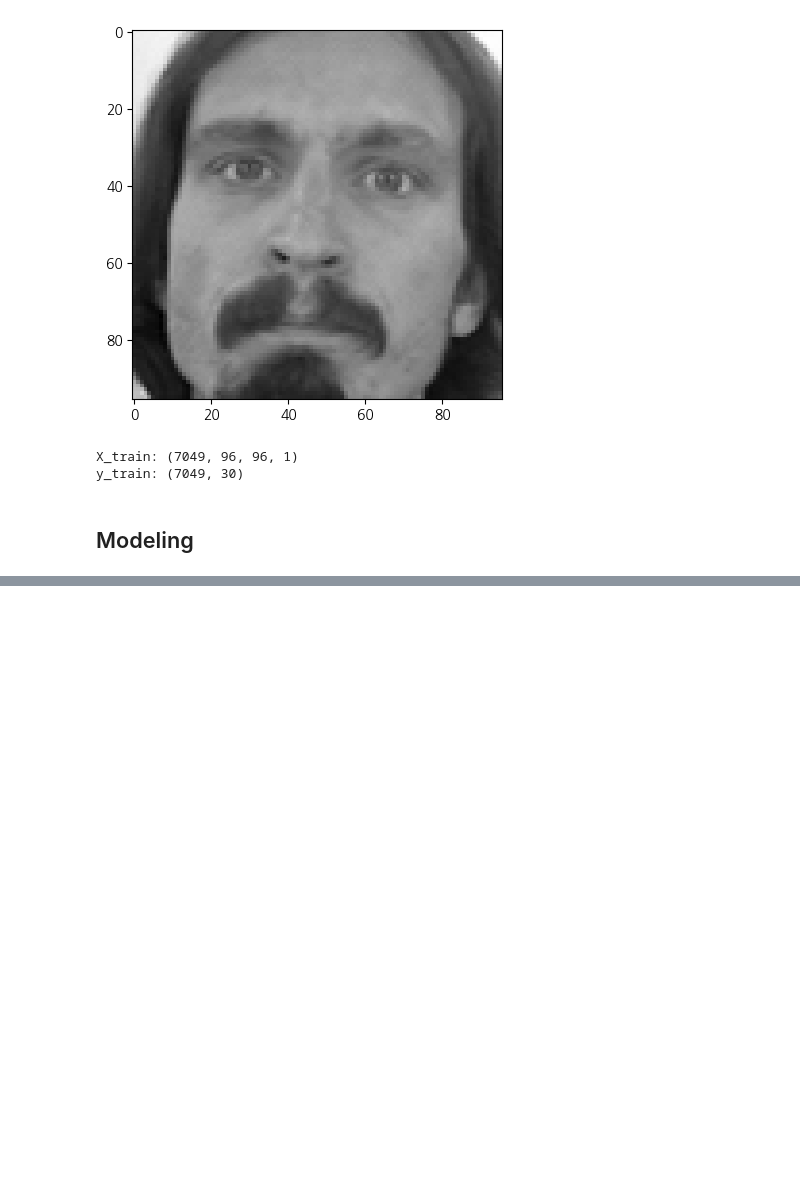
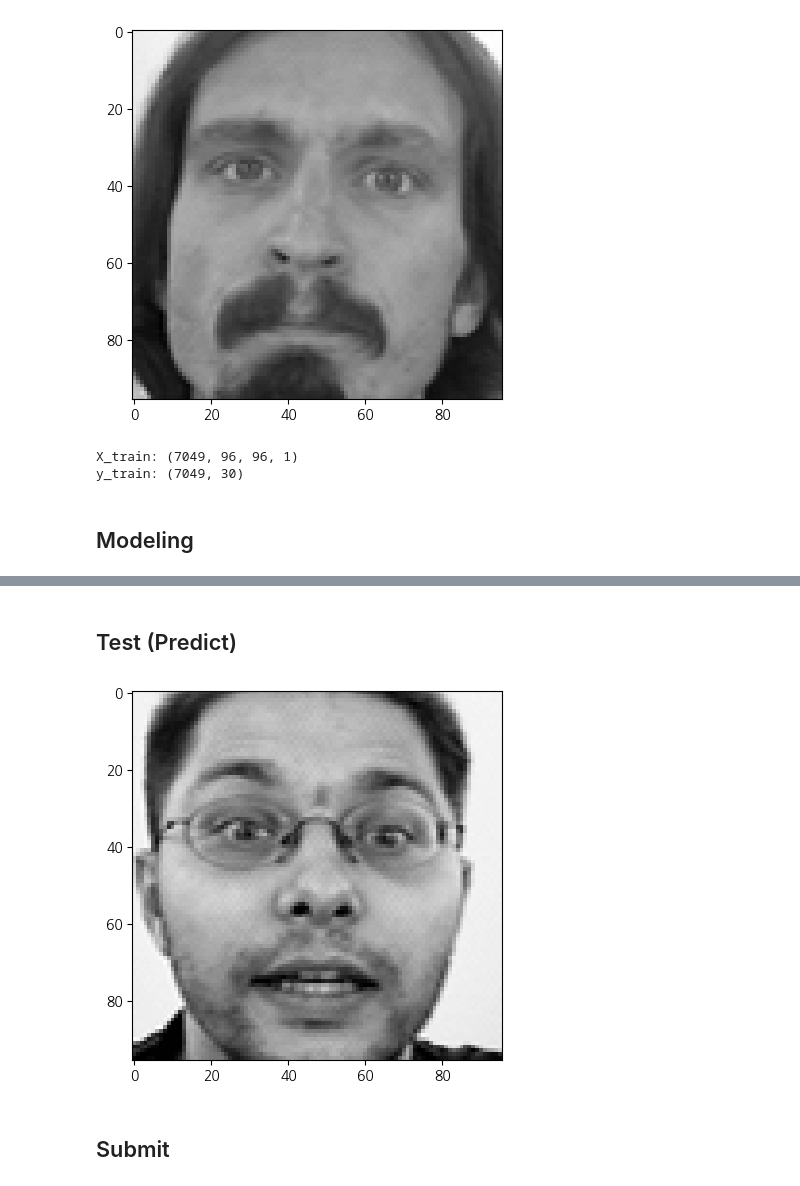
Before and after one commit to nuyhc/RhythmStudy, a Jupyter notebook: 1. PyTorch/tf2torch/1_Facial_Keypoint_Detection_김채현.ipynb, the cells around one changed output, grey strips where cells are left out. Drawn from its saved outputs; the diff is of its cells as text; code cells hidden in the pictures; blank space fills up the shorter version.

Commit message:
data

```diff
--- a/1. PyTorch/tf2torch/1_Facial_Keypoint_Detection_김채현.ipynb
+++ b/1. PyTorch/tf2torch/1_Facial_Keypoint_Detection_김채현.ipynb
@@ -106,0 +198,17 @@ y_train: (7049, 30)
+# %% [markdown]
+## Test (Predict)
+# %%
+timag = []
+for i in range(0,1783):
+    timg = test_data['Image'][i].split(' ')
+    timg = ['0' if x == '' else x for x in timg]
+
+    timag.append(timg)
+# %%
+timage_list = np.array(timag,dtype = 'float')
+X_test = timage_list.reshape(-1,96,96,1)
+# %%
+plt.imshow(X_test[0].reshape(96,96),cmap = 'gray')
+plt.show()
+# %% [output]
+[figure, added]
@@ -106,0 +217,2 @@ y_train: (7049, 30)
+# %% [markdown]
+## Submit
```
Also changed, not shown: parts of 10 cells of this notebook.
